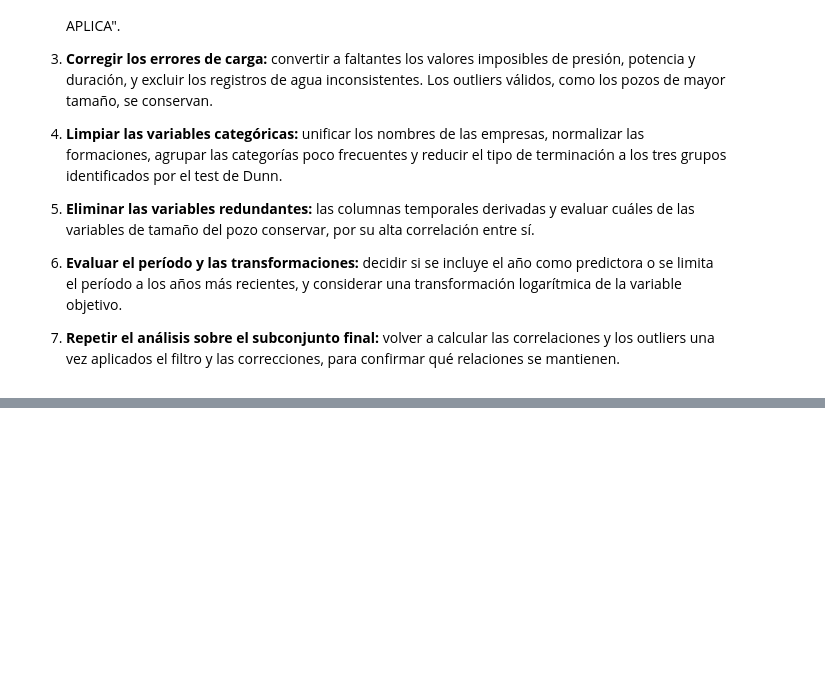
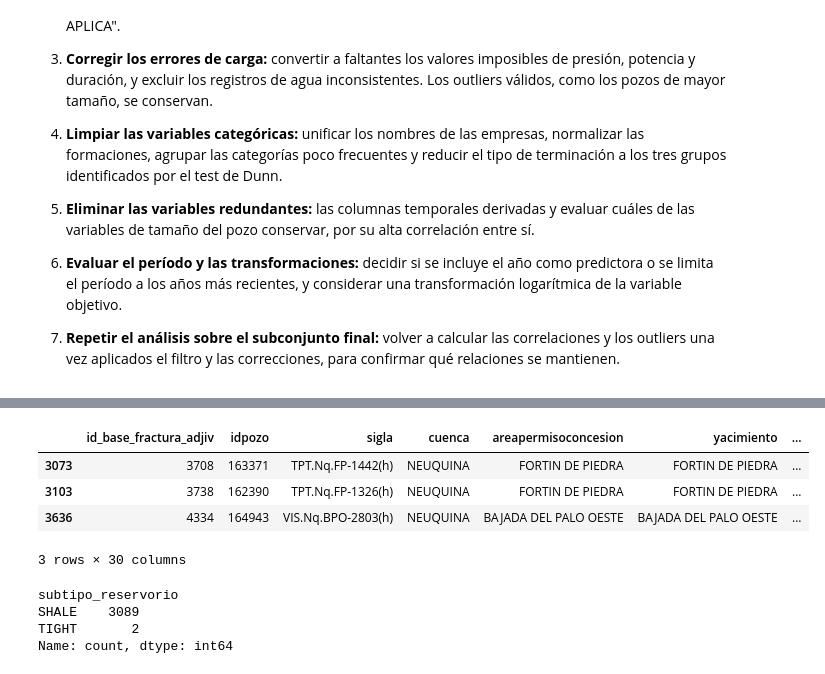
Before and after one commit to 1Claure/Ingenieria_De_Software, a Jupyter notebook: G10_IdS_Fracturas_de_pozos_agua.ipynb, the cells around one changed output, grey strips where cells are left out. Cells and saved outputs as stored; diff of their text form; code cells hidden in the pictures; blank space fills up the shorter version.

```diff
--- a/G10_IdS_Fracturas_de_pozos_agua.ipynb
+++ b/G10_IdS_Fracturas_de_pozos_agua.ipynb
@@ -1835,0 +1841,3 @@ La variable objetivo es `agua_inyectada_m3`, una variable cuantitativa continua,
+# %%
+# @title Carga de dataset
+df_datos_energia = pd.read_csv(RUTA_DATOS)
@@ -1835,0 +1906,20 @@ La variable objetivo es `agua_inyectada_m3`, una variable cuantitativa continua,
+# %%
+df_datos_energia[df_datos_energia["subtipo_reservorio"].isna() & df_datos_energia["formacion_productiva"].eq("vaca muerta")]
+# %% [output]
+|  | id_base_fractura_adjiv | idpozo | sigla | cuenca | areapermisoconcesion | yacimiento | ... |
+| 3073 | 3708 | 163371 | TPT.Nq.FP-1442(h) | NEUQUINA | FORTIN DE PIEDRA | FORTIN DE PIEDRA | ... |
+| 3103 | 3738 | 162390 | TPT.Nq.FP-1326(h) | NEUQUINA | FORTIN DE PIEDRA | FORTIN DE PIEDRA | ... |
+| 3636 | 4334 | 164943 | VIS.Nq.BPO-2803(h) | NEUQUINA | BAJADA DEL PALO OESTE | BAJADA DEL PALO OESTE | ... |
+3 rows × 30 columns
+# %%
+df_datos_energia[
+	(
+		# df_datos_energia["subtipo_reservorio"].isna() &
+		df_datos_energia["formacion_productiva"].eq("vaca muerta")
+	)
+]["subtipo_reservorio"].value_counts()
+# %% [output]
+subtipo_reservorio
+SHALE    3089
+TIGHT       2
+Name: count, dtype: int64
```
Also changed, not shown: parts of 42 cells of this notebook, 2 other files.
